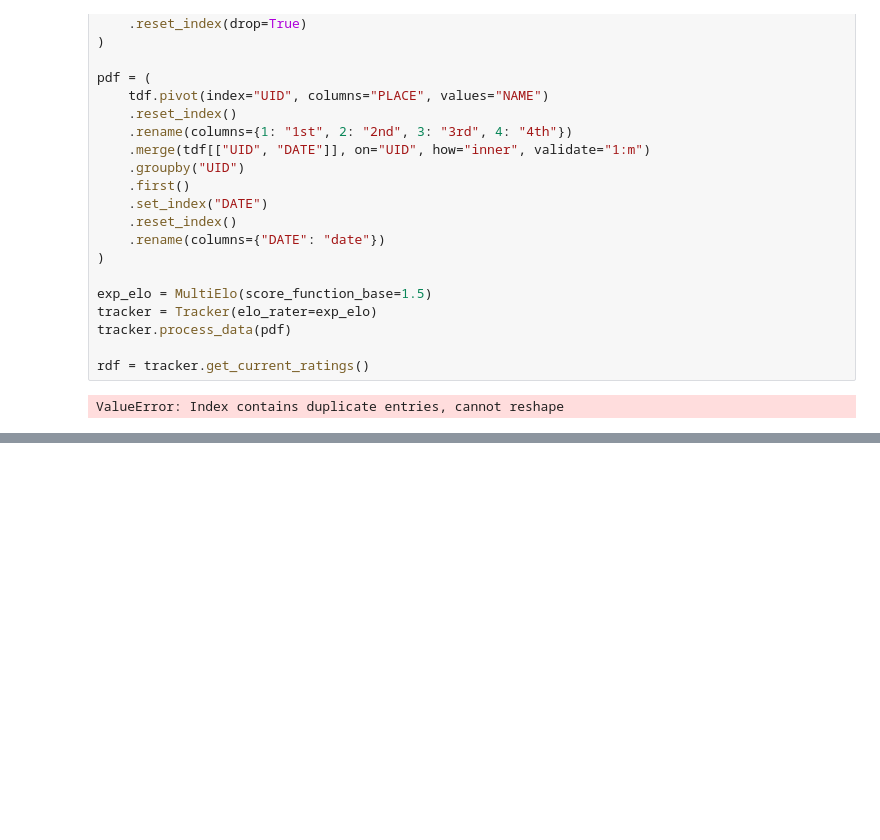
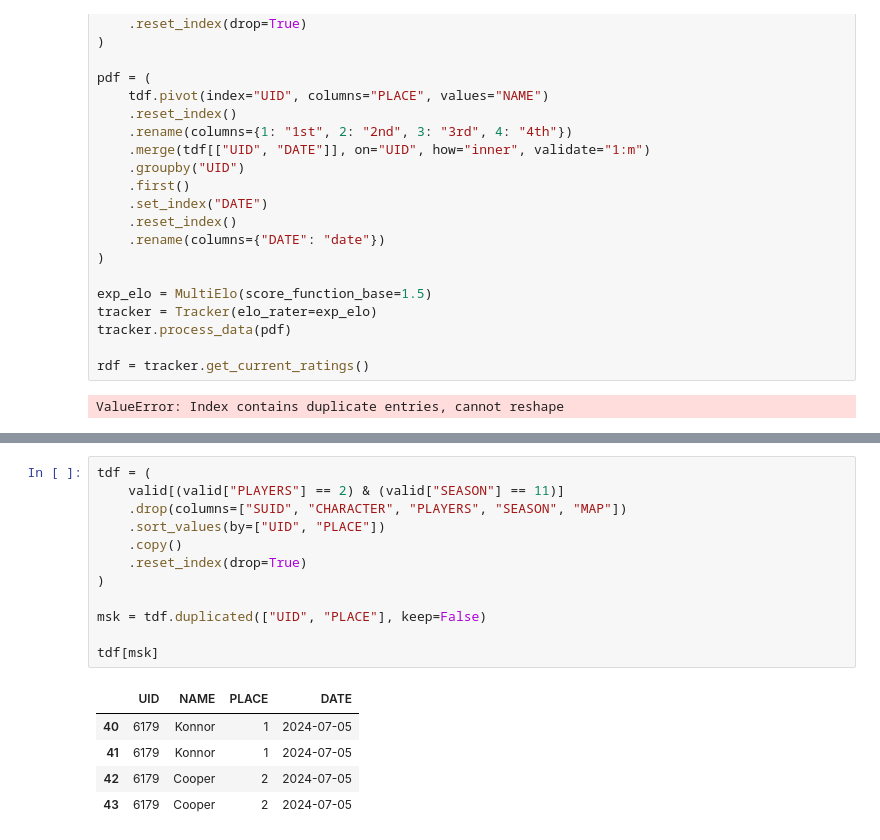
Before and after one commit to c-goodman/mkstream, a Jupyter notebook: notebooks/elo.ipynb, the cells around one changed output, grey strips where cells are left out. Drawn from its saved outputs; the diff is of its cells as text; blank space fills up the shorter version.

```diff
--- a/notebooks/elo.ipynb
+++ b/notebooks/elo.ipynb
@@ -270,0 +301,18 @@ ValueError: Index contains duplicate entries, cannot reshape
+# %%
+tdf = (
+    valid[(valid["PLAYERS"] == 2) & (valid["SEASON"] == 11)]
+    .drop(columns=["SUID", "CHARACTER", "PLAYERS", "SEASON", "MAP"])
+    .sort_values(by=["UID", "PLACE"])
+    .copy()
+    .reset_index(drop=True)
+)
+
+msk = tdf.duplicated(["UID", "PLACE"], keep=False)
+
+tdf[msk]
+# %% [output]
+|  | UID | NAME | PLACE | DATE |
+| 40 | 6179 | Konnor | 1 | 2024-07-05 |
+| 41 | 6179 | Konnor | 1 | 2024-07-05 |
+| 42 | 6179 | Cooper | 2 | 2024-07-05 |
+| 43 | 6179 | Cooper | 2 | 2024-07-05 |
```
Also changed, not shown: parts of 10 cells of this notebook.
